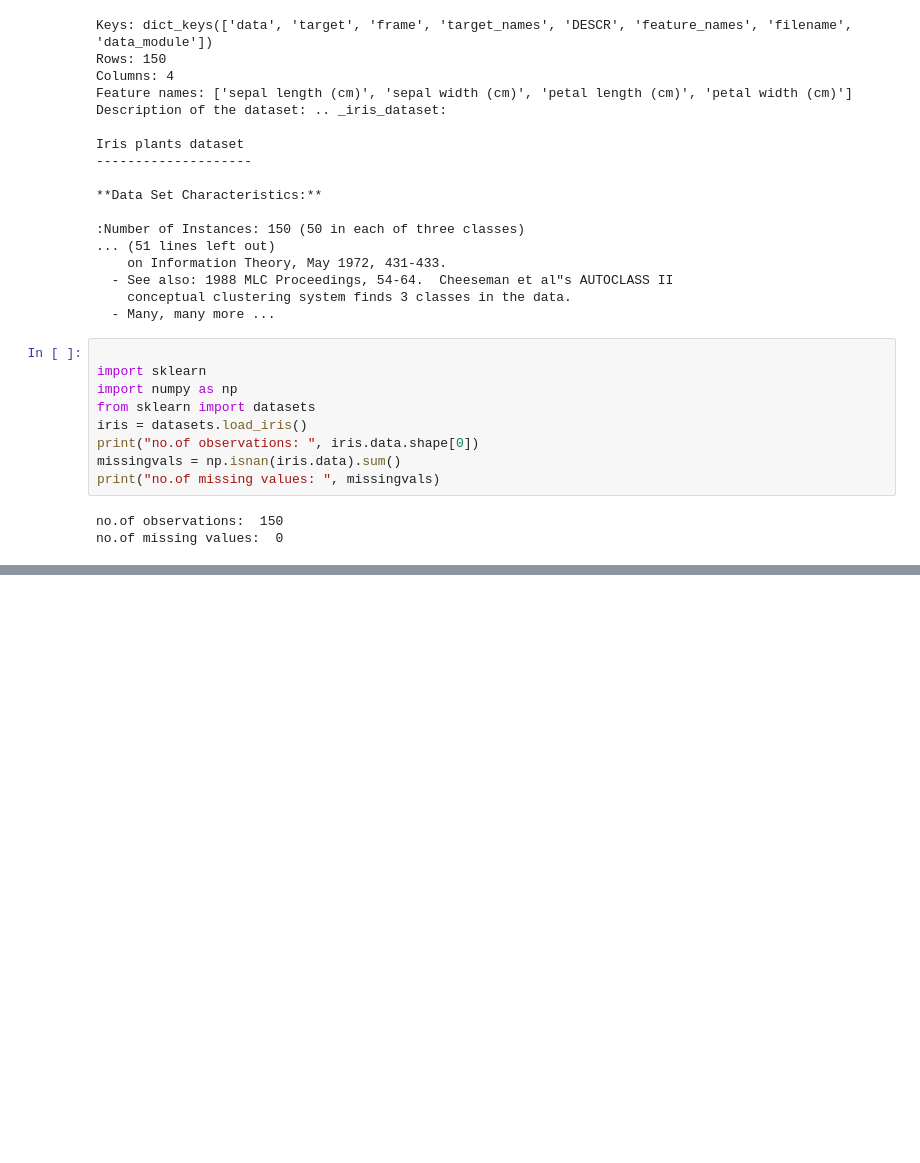
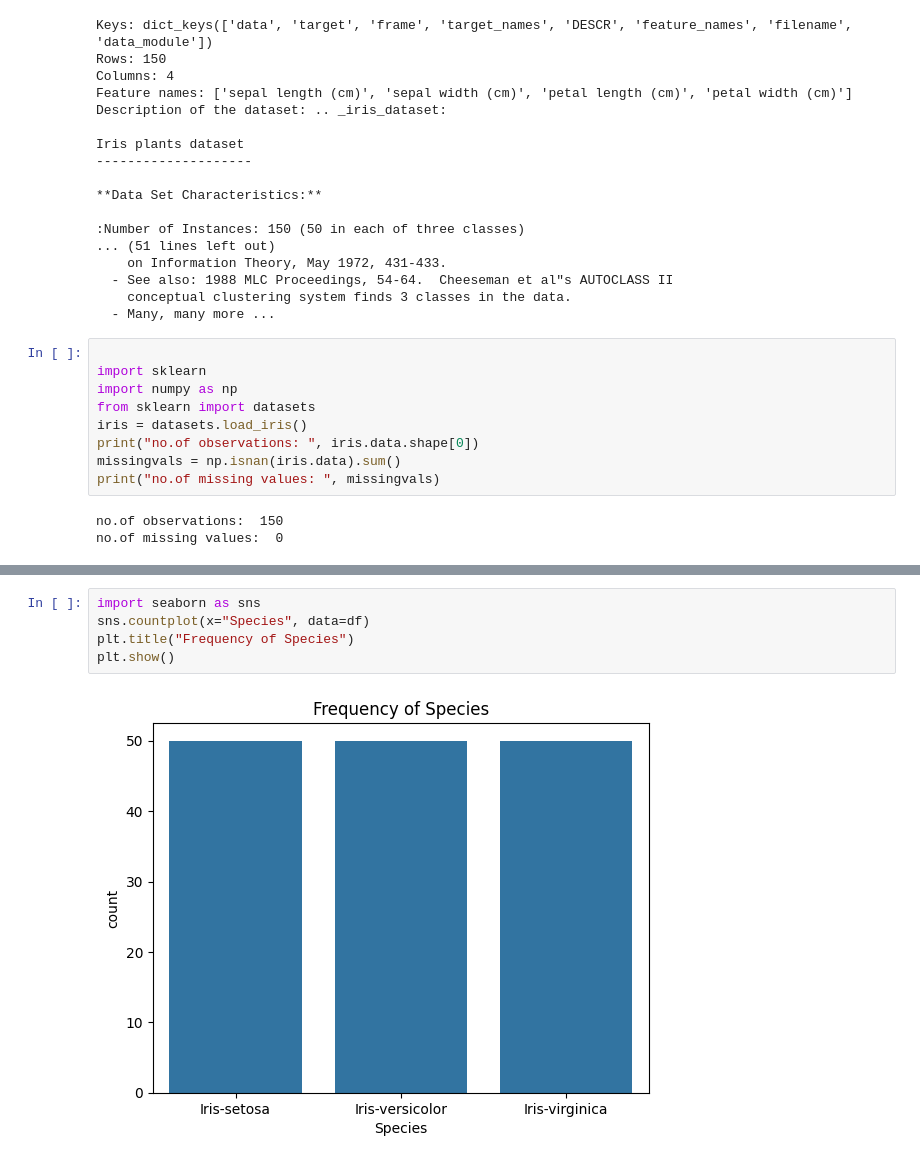
Before and after one commit to AKBER-HUSSAIN/ML_Lab_Practice, a Jupyter notebook: ML_Exercise.ipynb, the cells around one changed output, grey strips where cells are left out. Drawn from its saved outputs; the diff is of its cells as text; blank space fills up the shorter version.

```diff
--- a/ML_Exercise.ipynb
+++ b/ML_Exercise.ipynb
@@ -66,0 +141,7 @@ no.of missing values:  0
+# %%
+import seaborn as sns
+sns.countplot(x="Species", data=df)
+plt.title("Frequency of Species")
+plt.show()
+# %% [output]
+[figure, added]
```
Also changed, not shown: parts of 11 cells of this notebook.
